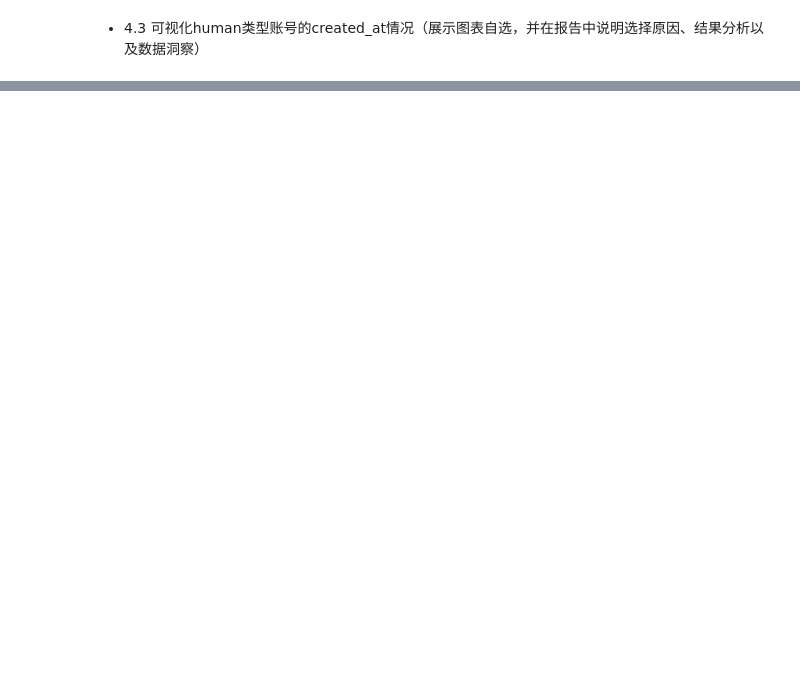
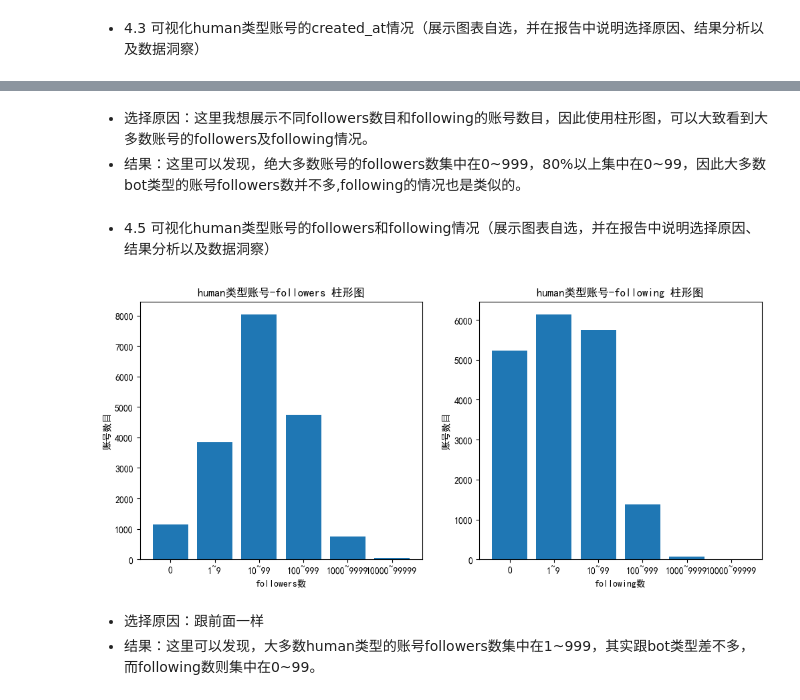
Before and after one commit to Utlyr/-, a Jupyter notebook: homework7.ipynb, the cells around one changed output, grey strips where cells are left out. Saved outputs shown, nothing was run; the diff lists cells and outputs as text; code cells hidden in the pictures; blank space fills up the shorter version.

```diff
--- a/homework7.ipynb
+++ b/homework7.ipynb
@@ -189,0 +235,37 @@ plt.show()
+# %% [markdown]
+- 选择原因：这里我想展示不同followers数目和following的账号数目，因此使用柱形图，可以大致看到大多数账号的followers及following情况。
+- 结果：这里可以发现，绝大多数账号的followers数集中在0~999，80%以上集中在0~99，因此大多数bot类型的账号followers数并不多,following的情况也是类似的。
+# %% [markdown]
+- 4.5 可视化human类型账号的followers和following情况（展示图表自选，并在报告中说明选择原因、结果分析以及数据洞察）
+# %%
+plt.figure(figsize=(12,5))
+plt.subplot(1,2,1)
+arr = [humandata['followers'][humandata['followers']==0].size]
+labels = ["0"]
+tmp = 1
+while tmp<humandata['followers'].max():
+    arr.append(humandata['followers'][humandata['followers']>=tmp][humandata['followers']<tmp*10].size)
+    labels.append("{}~{}".format(tmp,tmp*10-1))
+    tmp*=10
+plt.bar(labels,arr)
+plt.title("human类型账号-followers 柱形图")
+plt.ylabel("账号数目",fontsize=10)
+plt.xlabel("followers数",fontsize=10)
+plt.subplot(1,2,2)
+arr = [humandata['following'][humandata['following']==0].size]
+labels = ["0"]
+tmp = 1
+while tmp<humandata['following'].max():
+    arr.append(humandata['following'][humandata['following']>=tmp][humandata['following']<tmp*10].size)
+    labels.append("{}~{}".format(tmp,tmp*10-1))
+    tmp*=10
+plt.bar(labels,arr)
+plt.title("human类型账号-following 柱形图")
+plt.ylabel("账号数目",fontsize=10)
+plt.xlabel("following数",fontsize=10)
+plt.show()
+# %% [output]
+[figure, added]
+# %% [markdown]
+- 选择原因：跟前面一样
+- 结果：这里可以发现，大多数human类型的账号followers数集中在1~999，其实跟bot类型差不多，而following数则集中在0~99。
```
Also changed, not shown: parts of 9 cells of this notebook.
